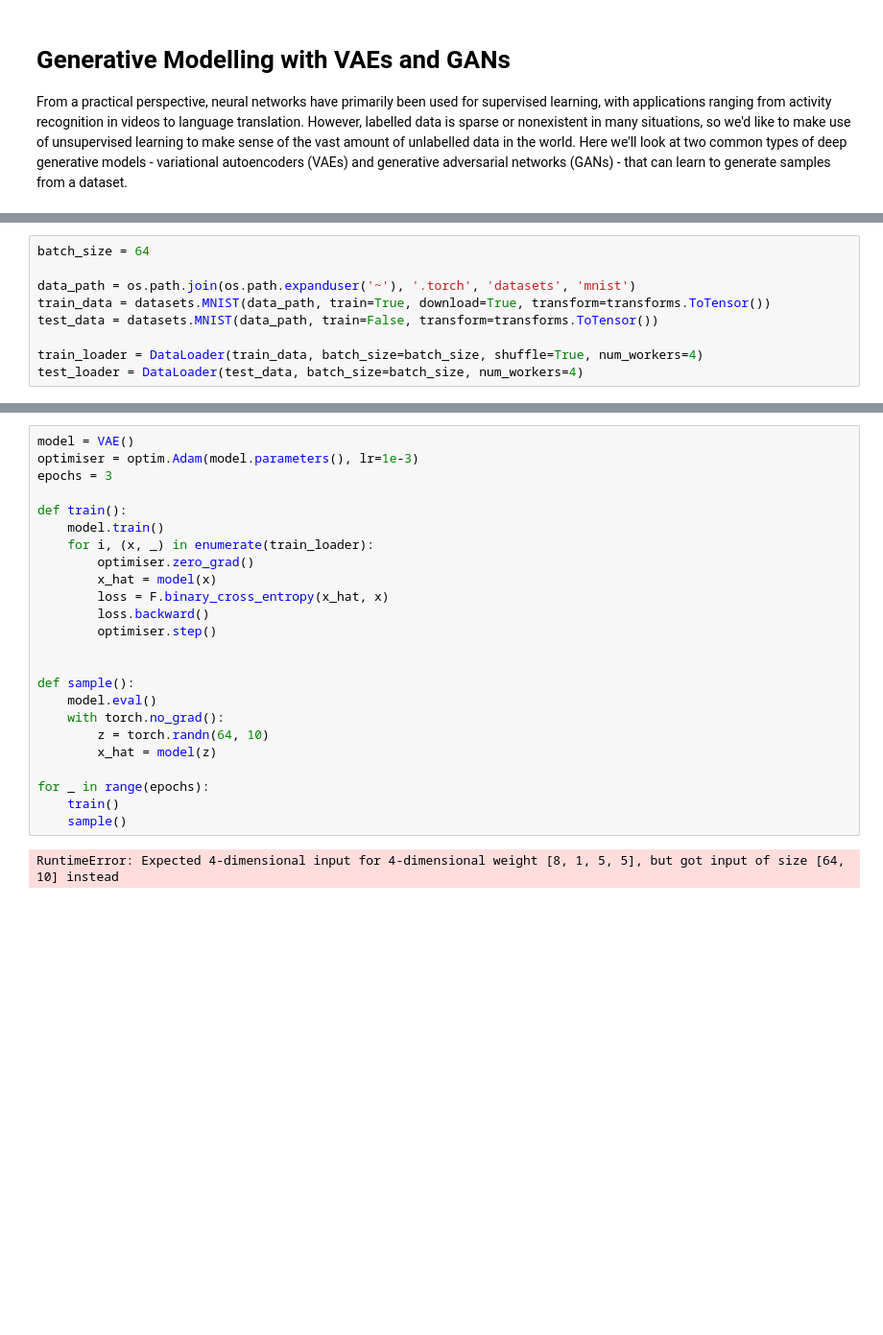
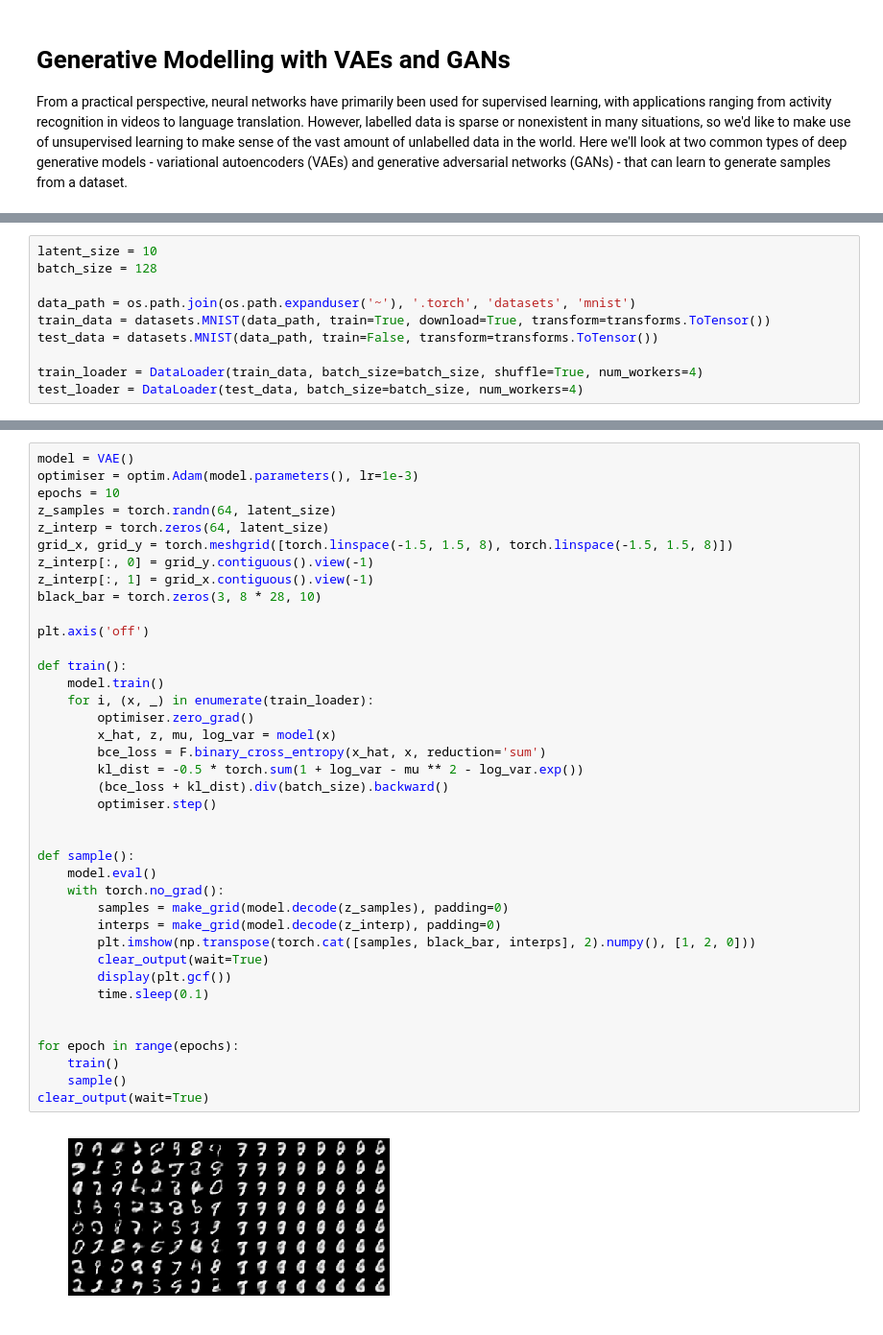
Before and after one commit to pukkapies/dl-imperial-maths, a Jupyter notebook: pytorch-tutorial/4. Generative Modelling with VAEs and GANs.ipynb, the cells around one changed output, grey strips where cells are left out. Shown at 96% size. Cells and saved outputs as stored; diff of their text form; blank space fills up the shorter version.

```diff
--- a/pytorch-tutorial/4. Generative Modelling with VAEs and GANs.ipynb
+++ b/pytorch-tutorial/4. Generative Modelling with VAEs and GANs.ipynb
@@ -22,7 +24,8 @@ from torchvision import datasets, transforms
 from IPython.display import clear_output, display
 %matplotlib inline
 # %%
-batch_size = 64
+latent_size = 10
+batch_size = 128
 
 data_path = os.path.join(os.path.expanduser('~'), '.torch', 'datasets', 'mnist')
 train_data = datasets.MNIST(data_path, train=True, download=True, transform=transforms.ToTensor())
@@ -75,26 +90,41 @@ Once the model is trained we can sample a latent code from our prior and pass th
-# %%
-model = VAE()
-optimiser = optim.Adam(model.parameters(), lr=1e-3)
-epochs = 3
-
-def train():
-    model.train()
-    for i, (x, _) in enumerate(train_loader):
-        optimiser.zero_grad()
-        x_hat = model(x)
-        loss = F.binary_cross_entropy(x_hat, x)
-        loss.backward()
-        optimiser.step()
-
-
-def sample():
-    model.eval()
-    with torch.no_grad():
-        z = torch.randn(64, 10)
-        x_hat = model(z)
-
-for _ in range(epochs):
-    train()
-    sample()
-# %% [output]
-RuntimeError: Expected 4-dimensional input for 4-dimensional weight [8, 1, 5, 5], but got input of size [64, 10] instead
+# %%
+model = VAE()
+optimiser = optim.Adam(model.parameters(), lr=1e-3)
+epochs = 10
+z_samples = torch.randn(64, latent_size)
+z_interp = torch.zeros(64, latent_size)
+grid_x, grid_y = torch.meshgrid([torch.linspace(-1.5, 1.5, 8), torch.linspace(-1.5, 1.5, 8)])
+z_interp[:, 0] = grid_y.contiguous().view(-1)
+z_interp[:, 1] = grid_x.contiguous().view(-1)
+black_bar = torch.zeros(3, 8 * 28, 10)
+
+plt.axis('off')
+
+def train():
+    model.train()
+    for i, (x, _) in enumerate(train_loader):
+        optimiser.zero_grad()
+        x_hat, z, mu, log_var = model(x)
+        bce_loss = F.binary_cross_entropy(x_hat, x, reduction='sum')
+        kl_dist = -0.5 * torch.sum(1 + log_var - mu ** 2 - log_var.exp())
+        (bce_loss + kl_dist).div(batch_size).backward()
+        optimiser.step()
+
+
+def sample():
+    model.eval()
+    with torch.no_grad():
+        samples = make_grid(model.decode(z_samples), padding=0)
+        interps = make_grid(model.decode(z_interp), padding=0)
+        plt.imshow(np.transpose(torch.cat([samples, black_bar, interps], 2).numpy(), [1, 2, 0]))
+        clear_output(wait=True)
+        display(plt.gcf())
+        time.sleep(0.1)
+
+
+for epoch in range(epochs):
+    train()
+    sample()
+clear_output(wait=True)
+# %% [output]
+[figure, added]
```
Also changed, not shown: parts of 11 cells of this notebook, 1 other file.
